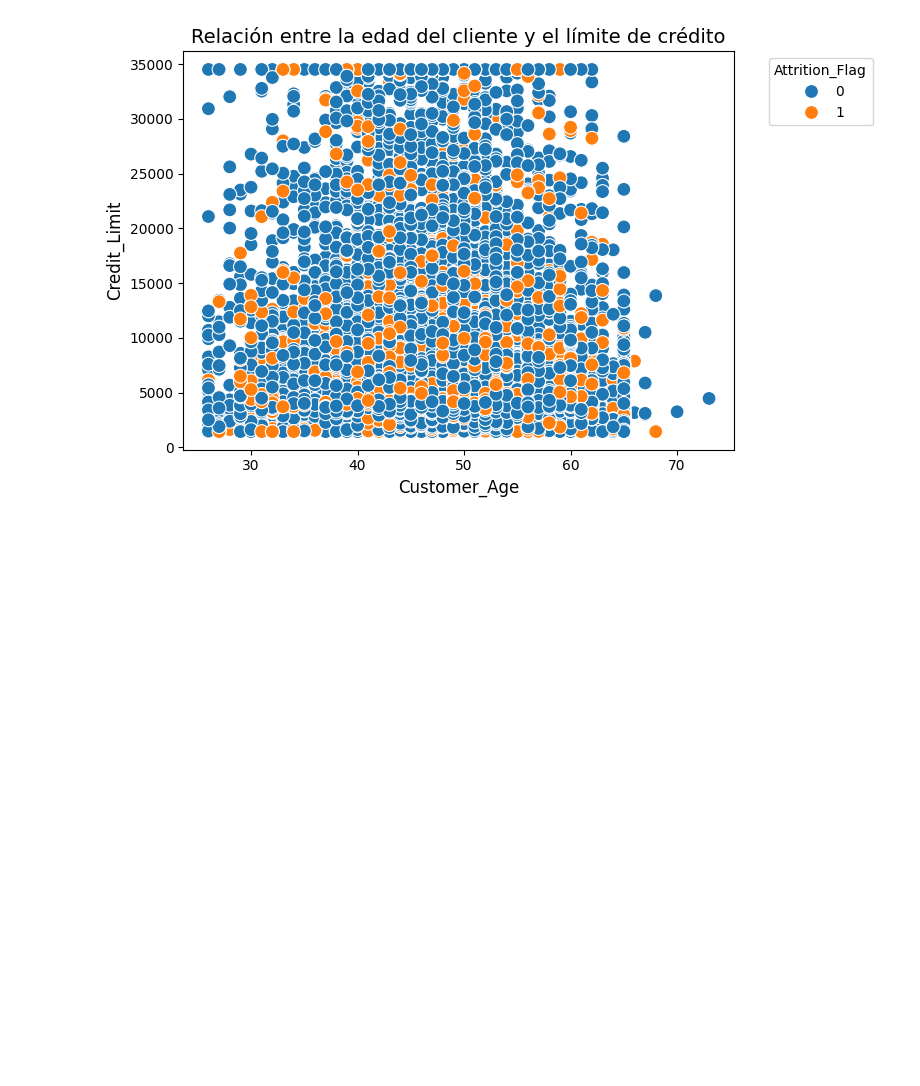
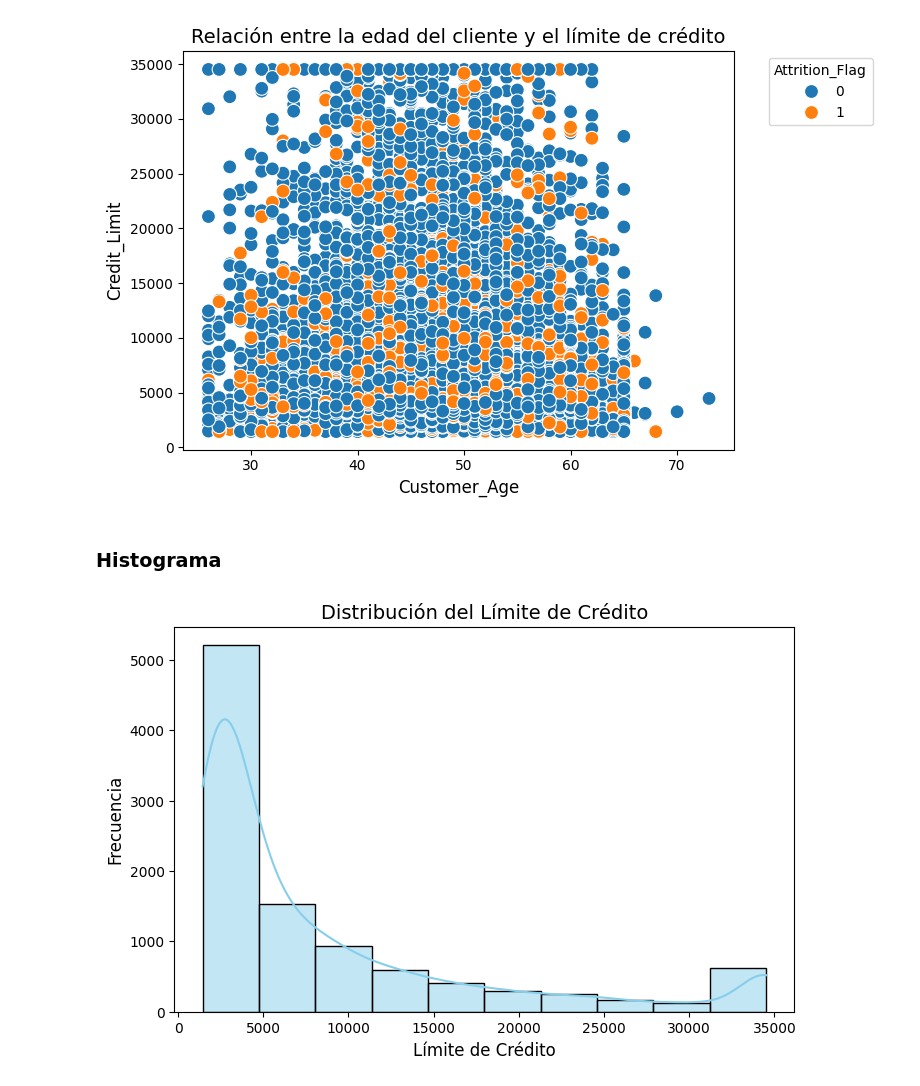
Before and after one commit to AngelaOrtiz918/taller2-angela, a Jupyter notebook: bank-churners-init.ipynb, the cells around one changed output. Saved outputs shown, nothing was run; the diff lists cells and outputs as text; code cells hidden in the pictures; blank space fills up the shorter version.

Commit message:
Gráfico Histograma de Límite de crédito

```diff
--- a/bank-churners-init.ipynb
+++ b/bank-churners-init.ipynb
@@ -140,3 +140,14 @@ plt.tight_layout()
 plt.show()
 # %% [output]
 [figure]
+# %% [markdown]
+### Histograma
+# %%
+plt.figure(figsize=(8, 5))
+sns.histplot(df['Credit_Limit'], kde=True, color='skyblue', bins=10)
+plt.title('Distribución del Límite de Crédito', fontsize=14)
+plt.xlabel('Límite de Crédito', fontsize=12)
+plt.ylabel('Frecuencia', fontsize=12)
+plt.show()
+# %% [output]
+[figure, added]
```
